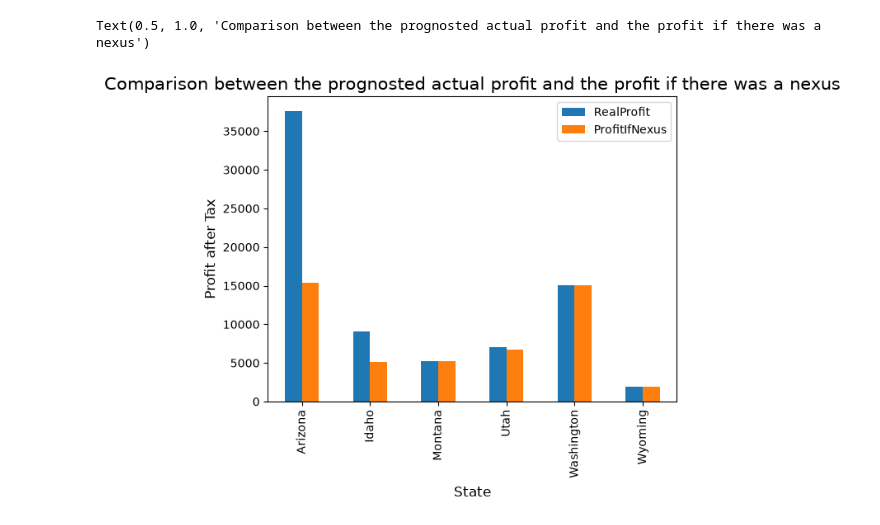
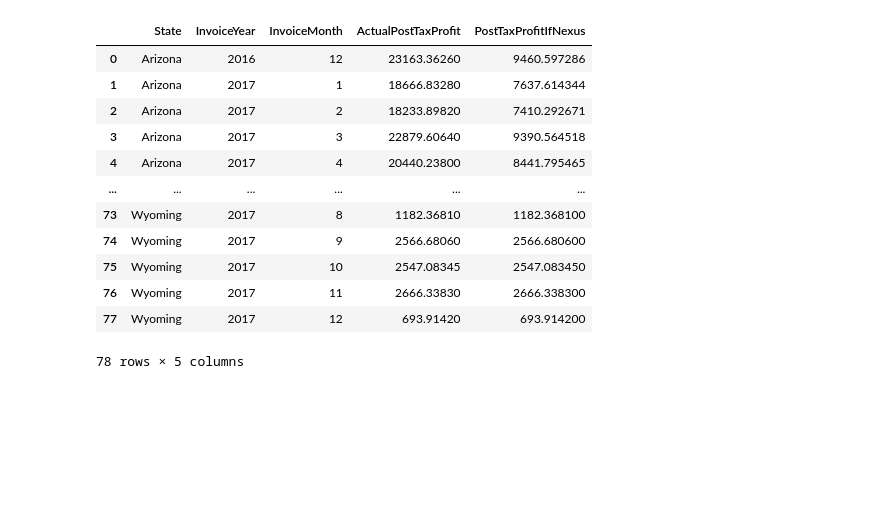
Before and after one commit to yvzslm2903/Data, a Jupyter notebook: Data Forecasting.ipynb, the cells around one changed output. Cells and saved outputs as stored; diff of their text form; code cells hidden in the pictures; blank space fills up the shorter version.

```diff
--- a/Data Forecasting.ipynb
+++ b/Data Forecasting.ipynb
@@ -1,5 +1,7 @@
 # %%
 import matplotlib.pyplot as plt
 import pandas as pd
+from sklearn import linear_model
+import DataCleaning as df
 
-df = pd.read_excel("Analytics_mindset_case_study_solutions_Trinas_Trinkets.xlsx")
+df_clean = df.df_clean
@@ -9,3 +7,0 @@ df = pd.read_excel("Analytics_mindset_case_study_solutions_Trinas_Trinkets.xlsx"
-# %%
-df.info()
-df_clean["InvoiceMonth"] = pd.to_datetime(df_clean["InvoiceDate"]).dt.month
@@ -30,51 +8,76 @@ memory usage: 81.3+ MB
 # %%
 df_clean["InvoiceMonth"] = pd.to_datetime(df_clean["InvoiceDate"]).dt.month #create a month variable for the linear Regression
+
 # variables for the posttaxprofit
 df_clean["PostTaxProfitIfNexus"] = df_clean["Profit"]-df_clean["SalesTaxNoNexus"]
 df_clean["ActualPostTaxProfit"] = df_clean["Profit"] - df_clean["SalesTaxOwed"]
 # group dataframe for linear regression
 df_grouped = df_clean.groupby(by=["State", "InvoiceYear", "InvoiceMonth"])[["ActualPostTaxProfit", "PostTaxProfitIfNexus"]].sum().reset_index()
 df_grouped
 growth_trends = []
 
 # loop to predict the profit for all states
 for state in df_grouped["State"].unique():
-    df_state = df_grouped[df_grouped["State"] == state].copy()
+    df_state = df_grouped.loc[df_grouped["State"] == state].copy()
     # add the time index
     df_state["time"] = range(len(df_state))
 
-    if len(df_state) > 1:
-        #predict profit for the actual profit
-        model_actual = linear_model.LinearRegression()
-        model_actual.fit(df_state[["time"]], df_state[["ActualPostTaxProfit"]])
-        actual_post_tax_profit_growth = model_actual.coef_[0][0]
+    #predict profit for the actual profit
+    model_actual = linear_model.LinearRegression()
+    model_actual.fit(df_state[["time"]], df_state[["ActualPostTaxProfit"]])
+    actual_post_tax_profit_growth = model_actual.coef_[0][0]
 
-        #predict profit for the profitif there was a nexus
-        model_ifnexus = linear_model.LinearRegression()
-        model_ifnexus.fit(df_state[["time"]], df_state[["PostTaxProfitIfNexus"]])
-        post_tax_profit_ifnexus_growth = model_ifnexus.coef_[0][0]
+    #predict profit for the profitif there was a nexus
+    model_ifnexus = linear_model.LinearRegression()
+    model_ifnexus.fit(df_state[["time"]], df_state[["PostTaxProfitIfNexus"]])
+    post_tax_profit_ifnexus_growth = model_ifnexus.coef_[0][0]
+    ifnexus_intercept = model_ifnexus.intercept_[0]
+
+    # determine the relative growth
+    relative_growth = post_tax_profit_ifnexus_growth / ifnexus_intercept *100
+
+    # prediction for in 6 months
+    six_month_prediction = len(df_state)+5
+    # save and append the predictions and the growth in the list
+    growth_trends.append({
+        "State": state,
+        "ActualPostTaxProfit": model_actual.predict([[six_month_prediction]])[0][0],
+        "ActualPostTaxProfitGrowth": actual_post_tax_profit_growth,
+        "PostTaxProfitIfNexus": model_ifnexus.predict([[six_month_prediction]])[0][0],
+        "PostTaxProfitIfNexusGrowth": post_tax_profit_ifnexus_growth,
+        "RelativeGrowth": relative_growth
+    })
 
 
-        # prediction for next month
-        next_month_index = len(df_state)
-        # save and append the predictions and the growth in the list
-        growth_trends.append({
-            "State": state,
-            "ActualPostTaxProfit": model_actual.predict([[next_month_index]])[0][0],
-            "ActualPostTaxProfitGrowth": actual_post_tax_profit_growth,
-            "PostTaxProfitIfNexus": model_ifnexus.predict([[next_month_index]])[0][0],
-            "PostTaxProfitIfNexusGrowth": post_tax_profit_ifnexus_growth
-        })
 # put list into dataframe
 df_trends = pd.DataFrame(growth_trends)
+df_trends = df_trends.sort_values(by=("ActualPostTaxProfit"), ascending=False)
 df_trends
-
 #create a multiple bar diagram to compare the profits
 df_trends.plot(kind="bar",x="State", y=["ActualPostTaxProfit", "PostTaxProfitIfNexus"])
 
 plt.xlabel("State", fontsize =12)
 plt.ylabel("Profit after Tax", fontsize = 12)
-plt.title("Comparison between the prognosted actual profit and the profit if there was a nexus", fontsize =15)
+plt.title("Comparison between the forecasted actual profit and the profit if there was a nexus", fontsize =15)
+
+# display the relative profit growth
+df_trends = df_trends.sort_values(by=("RelativeGrowth"), ascending=False)
+df_trends.plot(kind="bar",x="State", y="RelativeGrowth")
+
+plt.xlabel("State", fontsize =12)
+plt.ylabel("Relative Growth in %", fontsize = 12)
+plt.title("Relative profit growth by state", fontsize =15)
 # %% [output]
+|  | State | InvoiceYear | InvoiceMonth | ActualPostTaxProfit | PostTaxProfitIfNexus |
+| 0 | Arizona | 2016 | 12 | 23163.36260 | 9460.597286 |
+| 1 | Arizona | 2017 | 1 | 18666.83280 | 7637.614344 |
+| 2 | Arizona | 2017 | 2 | 18233.89820 | 7410.292671 |
+| 3 | Arizona | 2017 | 3 | 22879.60640 | 9390.564518 |
+| 4 | Arizona | 2017 | 4 | 20440.23800 | 8441.795465 |
+| ... | ... | ... | ... | ... | ... |
+| 73 | Wyoming | 2017 | 8 | 1182.36810 | 1182.368100 |
+| 74 | Wyoming | 2017 | 9 | 2566.68060 | 2566.680600 |
+| 75 | Wyoming | 2017 | 10 | 2547.08345 | 2547.083450 |
+| 76 | Wyoming | 2017 | 11 | 2666.33830 | 2666.338300 |
+| 77 | Wyoming | 2017 | 12 | 693.91420 | 693.914200 |
-Text(0.5, 1.0, 'Comparison between the prognosted actual profit and the profit if there was a nexus')
+78 rows × 5 columns
-[figure, removed]
```
Also changed, not shown: parts of 3 cells of this notebook.
